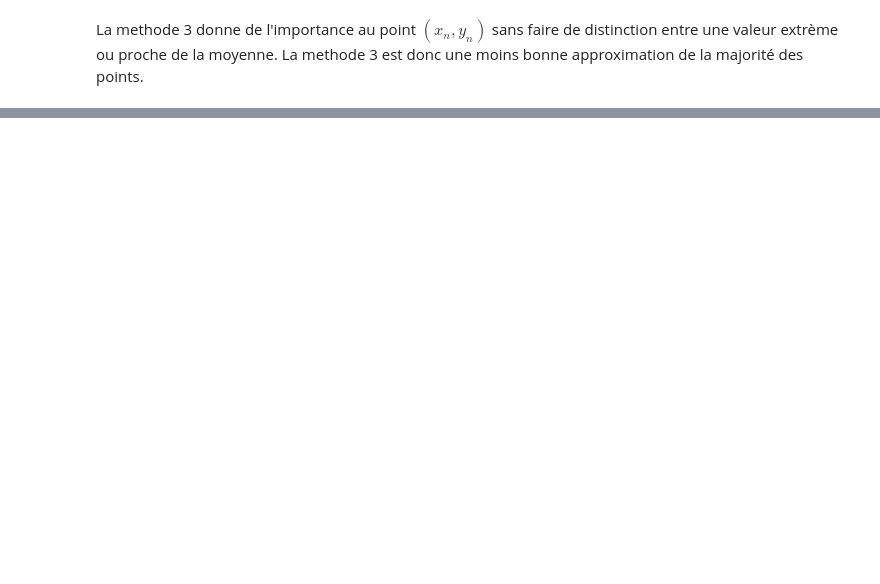
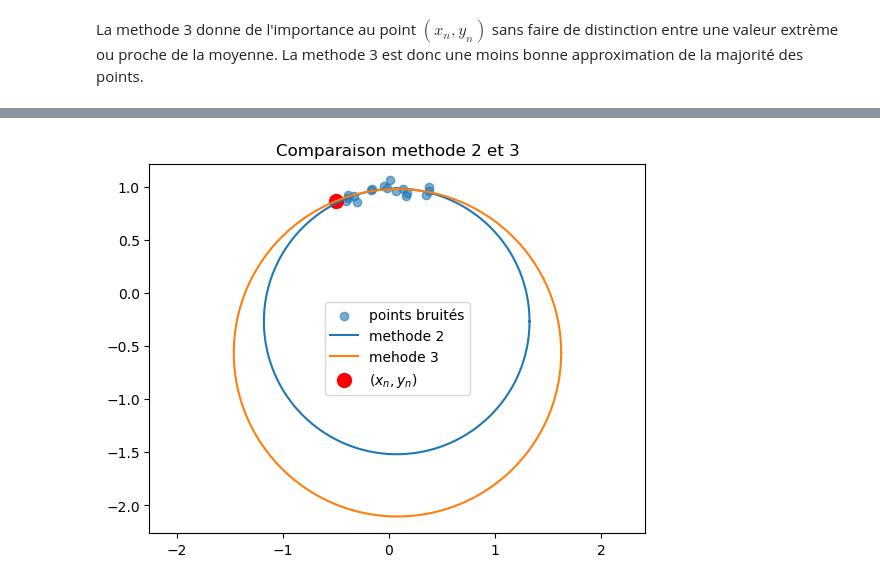
Before and after one commit to NourBouabid/Projet-optimisation-266-, a Jupyter notebook: notebook_final.ipynb, the cells around one changed output, grey strips where cells are left out. Cells and saved outputs as stored; diff of their text form; code cells hidden in the pictures; blank space fills up the shorter version.

```diff
--- a/notebook_final.ipynb
+++ b/notebook_final.ipynb
@@ -245,0 +249,31 @@ La methode 3 donne de l'importance au point $(x_n,y_n)$ sans faire de distinctio
+# %%
+data=pd.read_csv("data1.txt", header=None, sep=" ")
+
+X=data[0].tolist()
+Y=data[1].tolist()
+
+###data2=data.drop()
+# %%
+plt.scatter(X, Y, alpha=0.6, label="points bruités")
+
+xc2, yc2, r2 =methode2(X,Y)
+xc3, yc3, r3 =methode3(X,Y)
+
+theta = np.linspace(0, 2*np.pi, 300)
+
+x_cercle2 = xc2 + r2*np.cos(theta)
+y_cercle2 = yc2 + r2*np.sin(theta)
+plt.plot(x_cercle2, y_cercle2, label="methode 2 ")
+
+x_cercle3 = xc3 + r3*np.cos(theta)
+y_cercle3 = yc3 + r3*np.sin(theta)
+plt.plot(x_cercle3, y_cercle3, label="mehode 3")
+
+plt.scatter(X[-1], Y[-1], color='red', s=100, label=r'$(x_n,y_n)$')
+
+plt.axis("equal")
+plt.title("Comparaison methode 2 et 3")
+plt.legend()
+plt.show()
+# %% [output]
+[figure, added]
```
Also changed, not shown: parts of 11 cells of this notebook.
